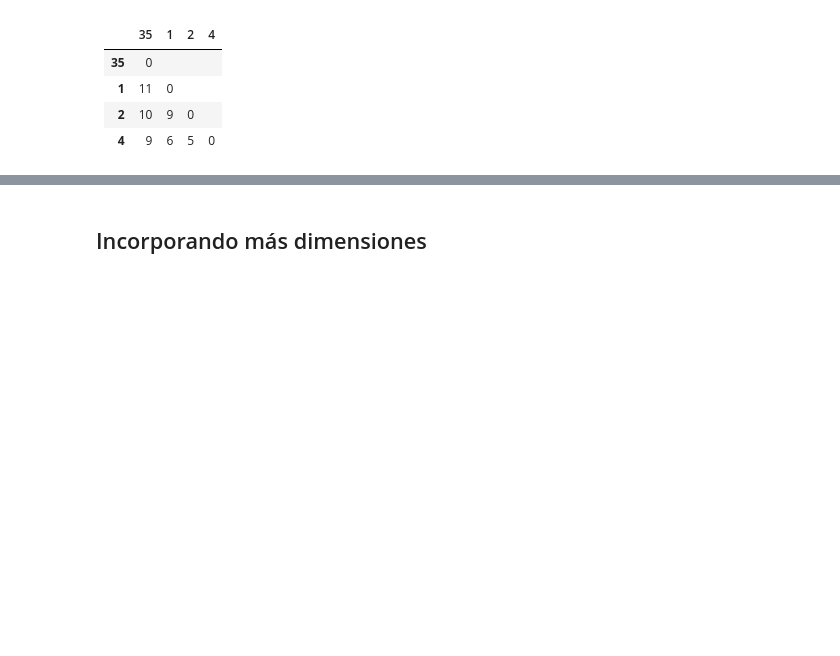
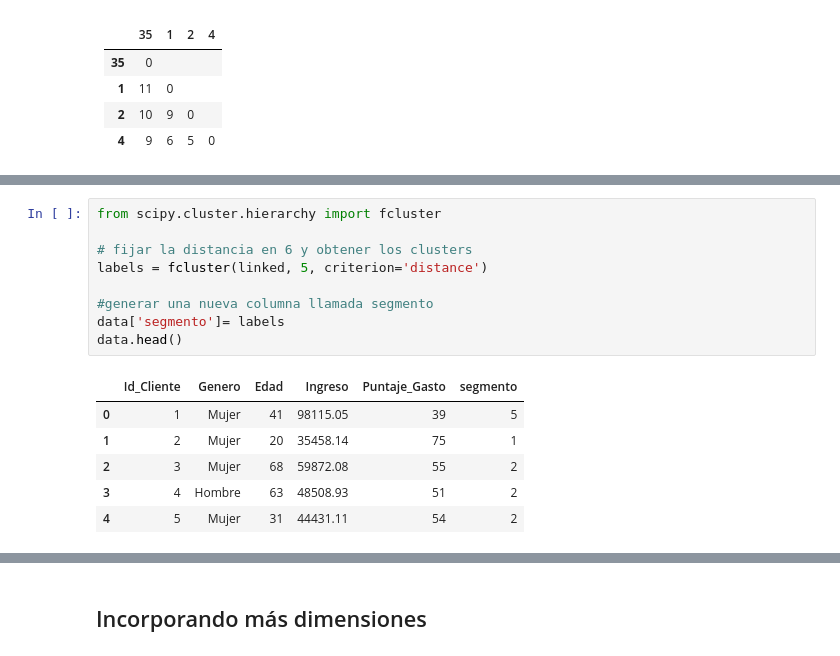
Before and after one commit to ignaciomsarmiento/MALM, a Jupyter notebook: 04_Cluster_Jerarquico/04_Clusterin_Jerarquico_clase.ipynb, the cells around one changed output, grey strips where cells are left out. Cells and saved outputs as stored; diff of their text form; blank space fills up the shorter version.

```diff
--- a/04_Cluster_Jerarquico/04_Clusterin_Jerarquico_clase.ipynb
+++ b/04_Cluster_Jerarquico/04_Clusterin_Jerarquico_clase.ipynb
@@ -331,6 +365,22 @@ plt.show()
   <div >
 <img src = "figs/single_link.png" />
 </div>
+# %%
+from scipy.cluster.hierarchy import fcluster
+
+# fijar la distancia en 6 y obtener los clusters
+labels = fcluster(linked, 5, criterion='distance')
+
+#generar una nueva columna llamada segmento
+data['segmento']= labels
+data.head()
+# %% [output]
+|  | Id_Cliente | Genero | Edad | Ingreso | Puntaje_Gasto | segmento |
+| 0 | 1 | Mujer | 41 | 98115.05 | 39 | 5 |
+| 1 | 2 | Mujer | 20 | 35458.14 | 75 | 1 |
+| 2 | 3 | Mujer | 68 | 59872.08 | 55 | 2 |
+| 3 | 4 | Hombre | 63 | 48508.93 | 51 | 2 |
+| 4 | 5 | Mujer | 31 | 44431.11 | 54 | 2 |
 # %%
 import seaborn as sns
 
```
Also changed, not shown: parts of 24 cells of this notebook.
